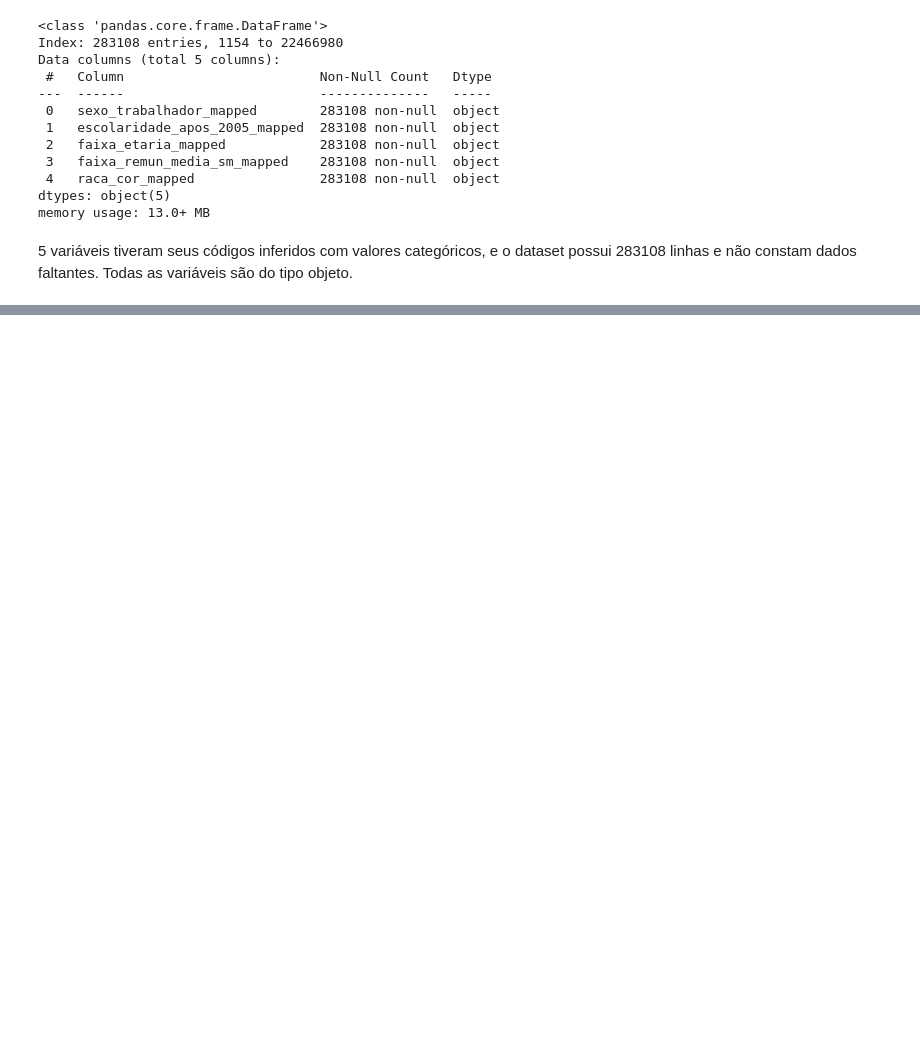
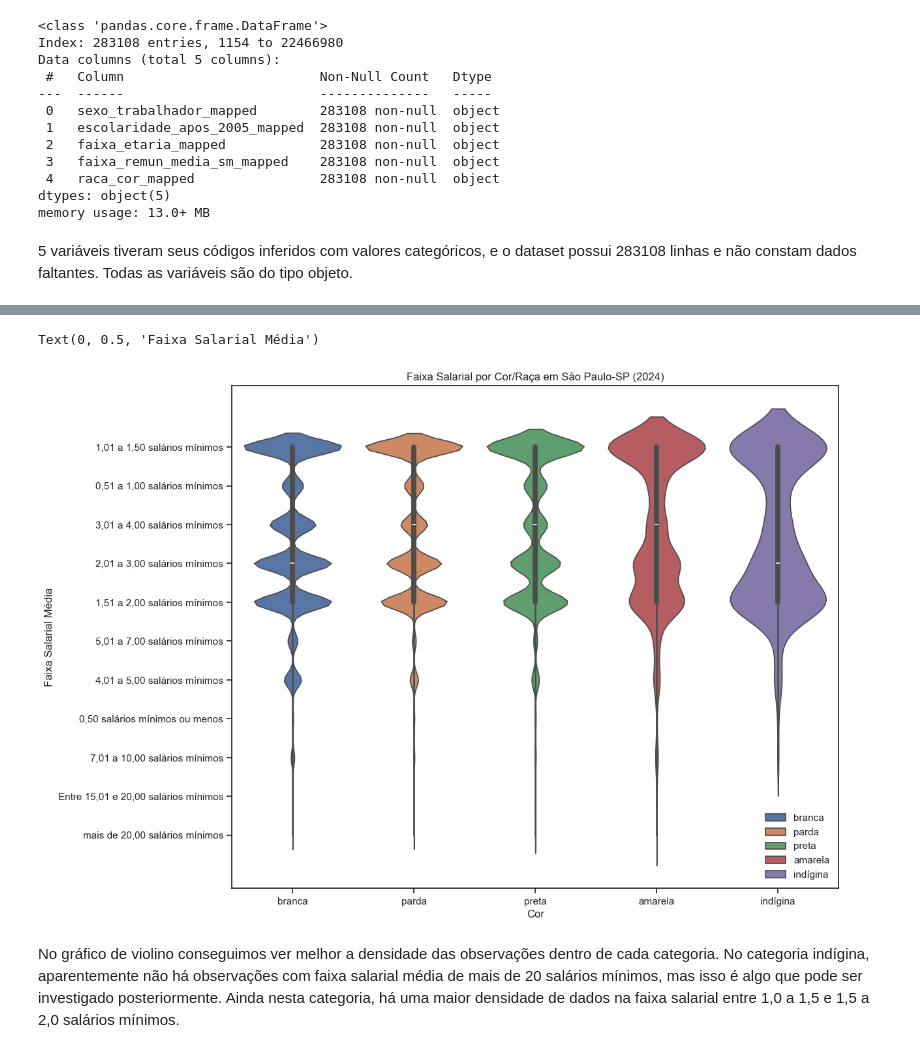
Before and after one commit to maridiniz/EDA-dados-rais, a Jupyter notebook: notebook/exploratory_data_analysis_rais.ipynb, the cells around one changed output, grey strips where cells are left out. Drawn from its saved outputs; the diff is of its cells as text; code cells hidden in the pictures; blank space fills up the shorter version.

```diff
--- a/notebook/exploratory_data_analysis_rais.ipynb
+++ b/notebook/exploratory_data_analysis_rais.ipynb
@@ -334,0 +383,30 @@ plt.xticks(rotation=45)
+# %%
+# Distribuição de frequência da Faixa média salarial entre as etnias:
+plt.figure(figsize=(12, 10))
+sns.set_theme(style="ticks")
+
+sns.violinplot(
+   df_sp,
+   x="raca_cor_mapped",
+   y="faixa_remun_media_sm_mapped",
+   hue="raca_cor_mapped",
+   legend=True,
+)
+plt.legend(
+    title=None,
+    frameon=False
+)
+
+plt.title("Faixa Salarial por Cor/Raça em São Paulo-SP (2024)")
+plt.xlabel("Cor")
+plt.ylabel("Faixa Salarial Média")
+# %% [output]
+Text(0, 0.5, 'Faixa Salarial Média')
+[figure, added]
+# %% [markdown]
+No gráfico de violino conseguimos ver melhor a densidade das observações dentro
+de cada categoria. No categoria indígina, aparentemente não há observações com
+faixa salarial média de mais de 20 salários mínimos, mas isso é algo que pode ser
+investigado posteriormente.
+Ainda nesta categoria, há uma maior densidade de dados na faixa salarial entre
+1,0 a 1,5 e 1,5 a 2,0 salários mínimos.
```
Also changed, not shown: parts of 17 cells of this notebook.
